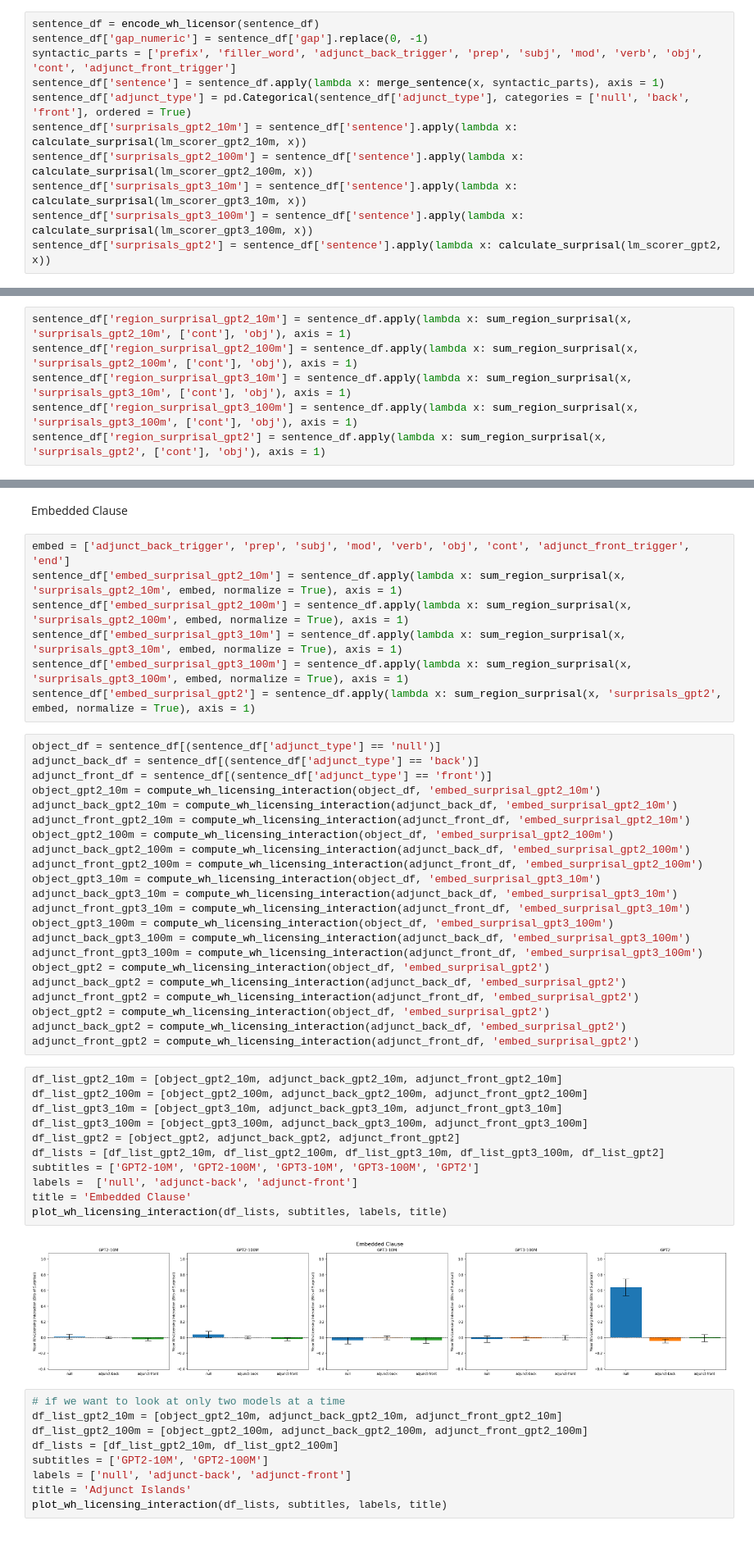
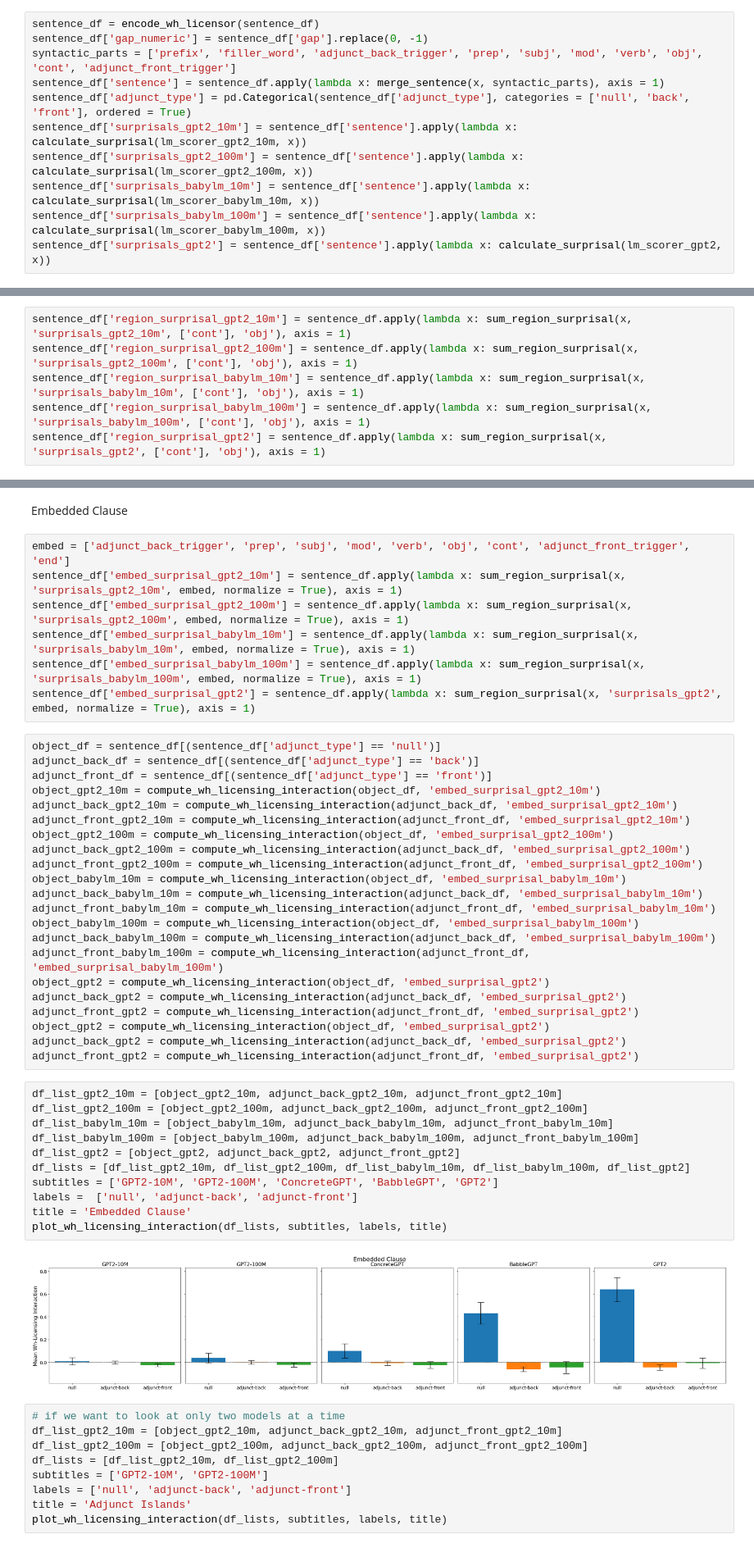
Before and after one commit to um-cap-lab/EMNLP-2025-submission, a Jupyter notebook: wh-licensing_interaction_term_visualizations.ipynb, the cells around one changed output, grey strips where cells are left out. Shown at 82% size. Cells and saved outputs as stored; diff of their text form.

```diff
--- a/wh-licensing_interaction_term_visualizations.ipynb
+++ b/wh-licensing_interaction_term_visualizations.ipynb
@@ -1186,16 +940,16 @@ sentence_df['sentence'] = sentence_df.apply(lambda x: merge_sentence(x, syntacti
 sentence_df['adjunct_type'] = pd.Categorical(sentence_df['adjunct_type'], categories = ['null', 'back', 'front'], ordered = True)
 sentence_df['surprisals_gpt2_10m'] = sentence_df['sentence'].apply(lambda x: calculate_surprisal(lm_scorer_gpt2_10m, x))
 sentence_df['surprisals_gpt2_100m'] = sentence_df['sentence'].apply(lambda x: calculate_surprisal(lm_scorer_gpt2_100m, x))
-sentence_df['surprisals_gpt3_10m'] = sentence_df['sentence'].apply(lambda x: calculate_surprisal(lm_scorer_gpt3_10m, x))
-sentence_df['surprisals_gpt3_100m'] = sentence_df['sentence'].apply(lambda x: calculate_surprisal(lm_scorer_gpt3_100m, x))
+sentence_df['surprisals_babylm_10m'] = sentence_df['sentence'].apply(lambda x: calculate_surprisal(lm_scorer_babylm_10m, x))
+sentence_df['surprisals_babylm_100m'] = sentence_df['sentence'].apply(lambda x: calculate_surprisal(lm_scorer_babylm_100m, x))
 sentence_df['surprisals_gpt2'] = sentence_df['sentence'].apply(lambda x: calculate_surprisal(lm_scorer_gpt2, x))
 # %% [markdown]
 Post-Gap Region - Continuation
 # %%
 sentence_df['region_surprisal_gpt2_10m'] = sentence_df.apply(lambda x: sum_region_surprisal(x, 'surprisals_gpt2_10m', ['cont'], 'obj'), axis = 1)
 sentence_df['region_surprisal_gpt2_100m'] = sentence_df.apply(lambda x: sum_region_surprisal(x, 'surprisals_gpt2_100m', ['cont'], 'obj'), axis = 1)
-sentence_df['region_surprisal_gpt3_10m'] = sentence_df.apply(lambda x: sum_region_surprisal(x, 'surprisals_gpt3_10m', ['cont'], 'obj'), axis = 1)
-sentence_df['region_surprisal_gpt3_100m'] = sentence_df.apply(lambda x: sum_region_surprisal(x, 'surprisals_gpt3_100m', ['cont'], 'obj'), axis = 1)
+sentence_df['region_surprisal_babylm_10m'] = sentence_df.apply(lambda x: sum_region_surprisal(x, 'surprisals_babylm_10m', ['cont'], 'obj'), axis = 1)
+sentence_df['region_surprisal_babylm_100m'] = sentence_df.apply(lambda x: sum_region_surprisal(x, 'surprisals_babylm_100m', ['cont'], 'obj'), axis = 1)
 sentence_df['region_surprisal_gpt2'] = sentence_df.apply(lambda x: sum_region_surprisal(x, 'surprisals_gpt2', ['cont'], 'obj'), axis = 1)
 # %%
 object_df = sentence_df[(sentence_df['adjunct_type'] == 'null')]
@@ -1249,8 +1003,8 @@ Embedded Clause
 embed = ['adjunct_back_trigger', 'prep', 'subj', 'mod', 'verb', 'obj', 'cont', 'adjunct_front_trigger', 'end']
 sentence_df['embed_surprisal_gpt2_10m'] = sentence_df.apply(lambda x: sum_region_surprisal(x, 'surprisals_gpt2_10m', embed, normalize = True), axis = 1)
 sentence_df['embed_surprisal_gpt2_100m'] = sentence_df.apply(lambda x: sum_region_surprisal(x, 'surprisals_gpt2_100m', embed, normalize = True), axis = 1)
-sentence_df['embed_surprisal_gpt3_10m'] = sentence_df.apply(lambda x: sum_region_surprisal(x, 'surprisals_gpt3_10m', embed, normalize = True), axis = 1)
-sentence_df['embed_surprisal_gpt3_100m'] = sentence_df.apply(lambda x: sum_region_surprisal(x, 'surprisals_gpt3_100m', embed, normalize = True), axis = 1)
+sentence_df['embed_surprisal_babylm_10m'] = sentence_df.apply(lambda x: sum_region_surprisal(x, 'surprisals_babylm_10m', embed, normalize = True), axis = 1)
+sentence_df['embed_surprisal_babylm_100m'] = sentence_df.apply(lambda x: sum_region_surprisal(x, 'surprisals_babylm_100m', embed, normalize = True), axis = 1)
 sentence_df['embed_surprisal_gpt2'] = sentence_df.apply(lambda x: sum_region_surprisal(x, 'surprisals_gpt2', embed, normalize = True), axis = 1)
 # %%
 object_df = sentence_df[(sentence_df['adjunct_type'] == 'null')]
@@ -1262,12 +1016,12 @@ adjunct_front_gpt2_10m = compute_wh_licensing_interaction(adjunct_front_df, 'emb
 object_gpt2_100m = compute_wh_licensing_interaction(object_df, 'embed_surprisal_gpt2_100m')
 adjunct_back_gpt2_100m = compute_wh_licensing_interaction(adjunct_back_df, 'embed_surprisal_gpt2_100m')
 adjunct_front_gpt2_100m = compute_wh_licensing_interaction(adjunct_front_df, 'embed_surprisal_gpt2_100m')
-object_gpt3_10m = compute_wh_licensing_interaction(object_df, 'embed_surprisal_gpt3_10m')
-adjunct_back_gpt3_10m = compute_wh_licensing_interaction(adjunct_back_df, 'embed_surprisal_gpt3_10m')
-adjunct_front_gpt3_10m = compute_wh_licensing_interaction(adjunct_front_df, 'embed_surprisal_gpt3_10m')
-object_gpt3_100m = compute_wh_licensing_interaction(object_df, 'embed_surprisal_gpt3_100m')
-adjunct_back_gpt3_100m = compute_wh_licensing_interaction(adjunct_back_df, 'embed_surprisal_gpt3_100m')
-adjunct_front_gpt3_100m = compute_wh_licensing_interaction(adjunct_front_df, 'embed_surprisal_gpt3_100m')
+object_babylm_10m = compute_wh_licensing_interaction(object_df, 'embed_surprisal_babylm_10m')
+adjunct_back_babylm_10m = compute_wh_licensing_interaction(adjunct_back_df, 'embed_surprisal_babylm_10m')
+adjunct_front_babylm_10m = compute_wh_licensing_interaction(adjunct_front_df, 'embed_surprisal_babylm_10m')
+object_babylm_100m = compute_wh_licensing_interaction(object_df, 'embed_surprisal_babylm_100m')
+adjunct_back_babylm_100m = compute_wh_licensing_interaction(adjunct_back_df, 'embed_surprisal_babylm_100m')
+adjunct_front_babylm_100m = compute_wh_licensing_interaction(adjunct_front_df, 'embed_surprisal_babylm_100m')
 object_gpt2 = compute_wh_licensing_interaction(object_df, 'embed_surprisal_gpt2')
 adjunct_back_gpt2 = compute_wh_licensing_interaction(adjunct_back_df, 'embed_surprisal_gpt2')
 adjunct_front_gpt2 = compute_wh_licensing_interaction(adjunct_front_df, 'embed_surprisal_gpt2')
@@ -1277,16 +1031,16 @@ adjunct_front_gpt2 = compute_wh_licensing_interaction(adjunct_front_df, 'embed_s
 # %%
 df_list_gpt2_10m = [object_gpt2_10m, adjunct_back_gpt2_10m, adjunct_front_gpt2_10m]
 df_list_gpt2_100m = [object_gpt2_100m, adjunct_back_gpt2_100m, adjunct_front_gpt2_100m]
-df_list_gpt3_10m = [object_gpt3_10m, adjunct_back_gpt3_10m, adjunct_front_gpt3_10m]
-df_list_gpt3_100m = [object_gpt3_100m, adjunct_back_gpt3_100m, adjunct_front_gpt3_100m]
+df_list_babylm_10m = [object_babylm_10m, adjunct_back_babylm_10m, adjunct_front_babylm_10m]
+df_list_babylm_100m = [object_babylm_100m, adjunct_back_babylm_100m, adjunct_front_babylm_100m]
 df_list_gpt2 = [object_gpt2, adjunct_back_gpt2, adjunct_front_gpt2]
-df_lists = [df_list_gpt2_10m, df_list_gpt2_100m, df_list_gpt3_10m, df_list_gpt3_100m, df_list_gpt2]
-subtitles = ['GPT2-10M', 'GPT2-100M', 'GPT3-10M', 'GPT3-100M', 'GPT2']
+df_lists = [df_list_gpt2_10m, df_list_gpt2_100m, df_list_babylm_10m, df_list_babylm_100m, df_list_gpt2]
+subtitles = ['GPT2-10M', 'GPT2-100M', 'ConcreteGPT', 'BabbleGPT', 'GPT2']
 labels =  ['null', 'adjunct-back', 'adjunct-front']
 title = 'Embedded Clause'
 plot_wh_licensing_interaction(df_lists, subtitles, labels, title)
 # %% [output]
-[figure, old version]
+[figure, new version]
 # %%
 # if we want to look at only two models at a time
 df_list_gpt2_10m = [object_gpt2_10m, adjunct_back_gpt2_10m, adjunct_front_gpt2_10m]
```
Also changed, not shown: parts of 59 cells of this notebook.
